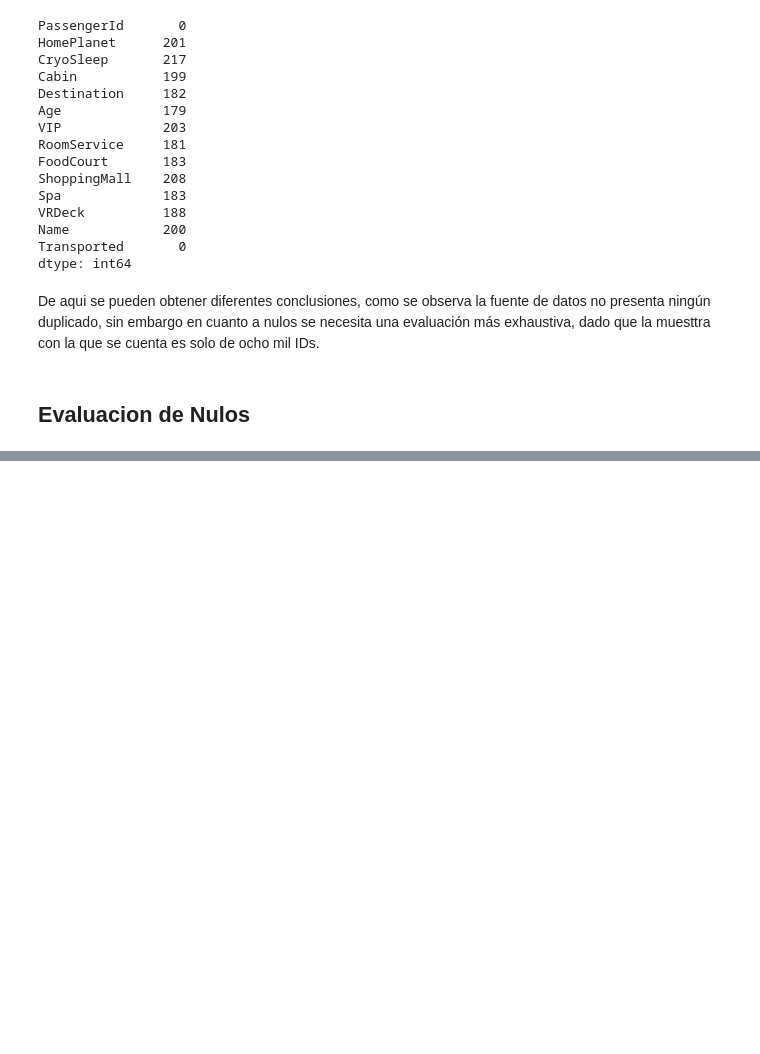
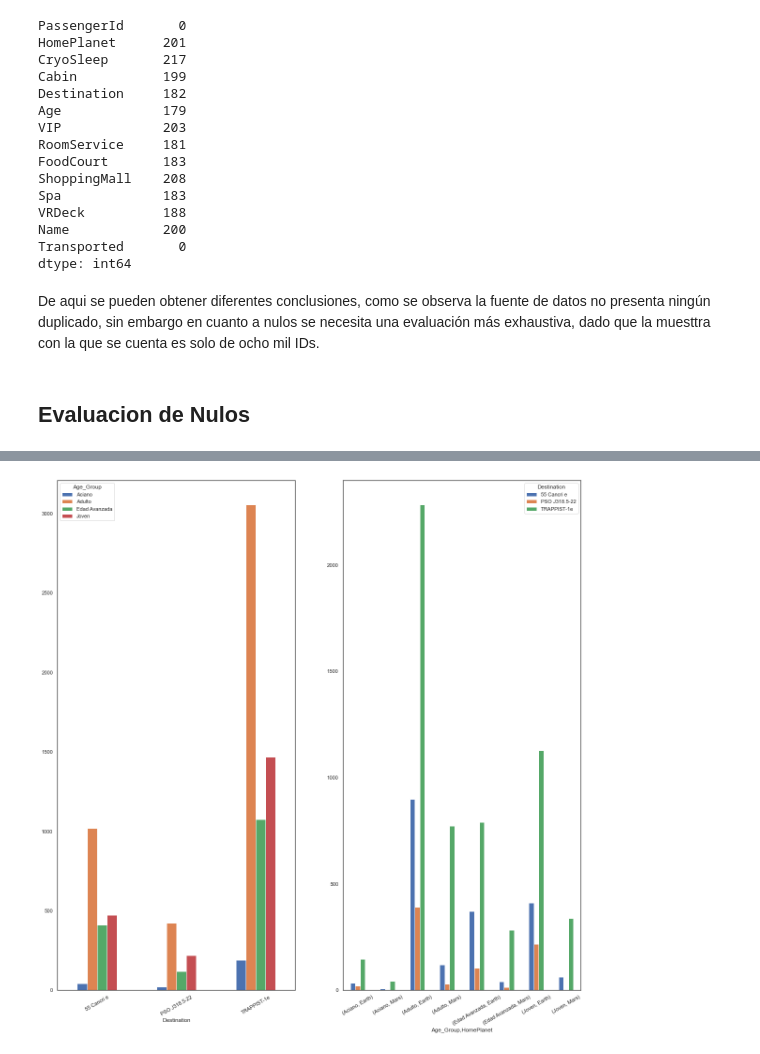
Before and after one commit to miguelangelmcgl/kaggle_competitions, a Jupyter notebook: Spaceship_Titanic/notebooks/Spaceship_Titanic_EGAH.ipynb, the cells around one changed output, grey strips where cells are left out. Saved outputs shown, nothing was run; the diff lists cells and outputs as text; code cells hidden in the pictures; blank space fills up the shorter version.

```diff
--- a/Spaceship_Titanic/notebooks/Spaceship_Titanic_EGAH.ipynb
+++ b/Spaceship_Titanic/notebooks/Spaceship_Titanic_EGAH.ipynb
@@ -12,2 +24,2 @@ import numpy as np
 # %%
-df = pd.read_csv(ruta_abs)
+df = pd.read_csv(ruta_abs,dtype={"Age":"Int64"})
@@ -103,0 +208,12 @@ df.loc[(df["RoomService"].isna()==True) & (df["CryoSleep"]==True),["RoomService"
+# %%
+df["Age_Group"] = pd.cut(df["Age"],4,labels=["Joven","Adulto","Edad Avanzada","Aciano"]).to_list()
+dest_by_age = pd.crosstab(df["Destination"],df["Age_Group"],dropna=False)
+dest_by_agpl = df.groupby(["Destination","Age_Group","HomePlanet"]).size().unstack(level=0,fill_value="Destination")
+# %%
+figure,ax = plt.subplots(1,2,figsize=(20,20))
+
+
+dest_by_age.plot.bar(ax=ax[0],rot=30);
+dest_by_agpl.plot.bar(ax=ax[1],rot=30);
+# %% [output]
+[figure, added]
```
Also changed, not shown: parts of 49 cells of this notebook.
